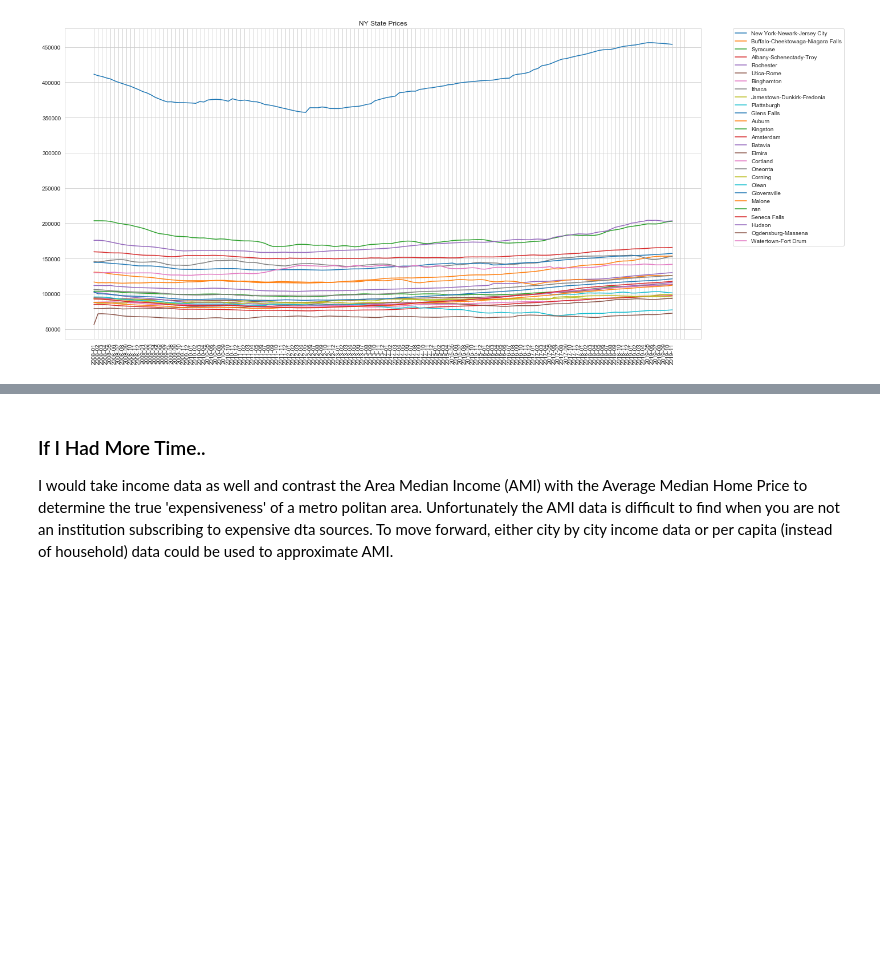
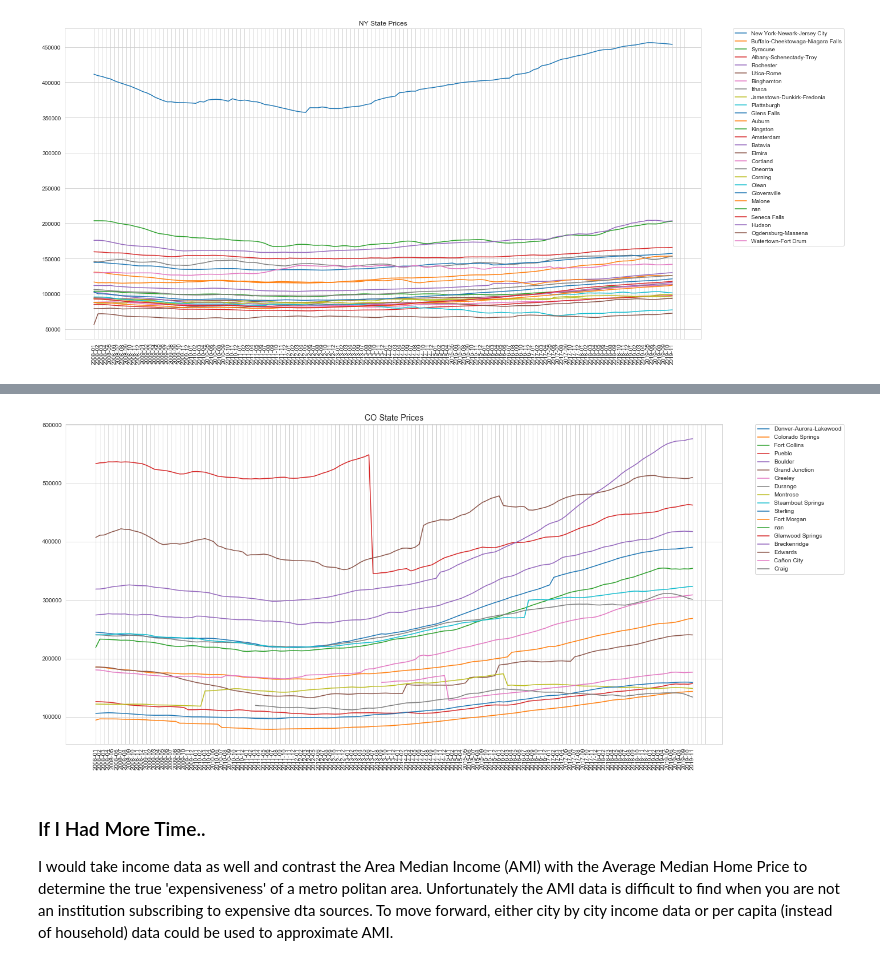
Before and after one commit to MissAle17/Median_Home_Price, a Jupyter notebook: Visualizing Home Prices.ipynb, the cells around one changed output, grey strips where cells are left out. Drawn from its saved outputs; the diff is of its cells as text; code cells hidden in the pictures; blank space fills up the shorter version.

```diff
--- a/Visualizing Home Prices.ipynb
+++ b/Visualizing Home Prices.ipynb
@@ -379,18 +389,20 @@ co_df.head()
 co_metros = {}
 for m in co_df.Metro.unique():
     co_metros[m]= {}
-for msa in ny_metros.keys():
-    ny_metros[msa]= np.mean(ny_df[(ny_df.Metro == msa)])
+for msa in co_metros.keys():
+    co_metros[msa]= np.mean(co_df[(co_df.Metro == msa)])
 # %%
 fig, ax = plt.subplots(figsize=(20,10))
-keys1 = ny_metros.keys()
+keys1 = co_metros.keys()
 for msa in keys1:
-    ax.plot(ny_metros[msa].keys(), ny_metros[msa],label = msa)
-ax.set_title('NY State Prices')
+    ax.plot(co_metros[msa].keys(), co_metros[msa],label = msa)
+ax.set_title('CO State Prices', fontsize = 20)
 ax.xaxis.set_ticklabels(cols)
 plt.xticks(rotation=90)
 plt.legend(bbox_to_anchor=(1.05, 1), loc='best', borderaxespad=0.)
 plt.show()
+# %% [output]
+[figure, added]
 # %% [markdown]
 ### If I Had More Time..
 
```
Also changed, not shown: parts of 3 cells of this notebook.
